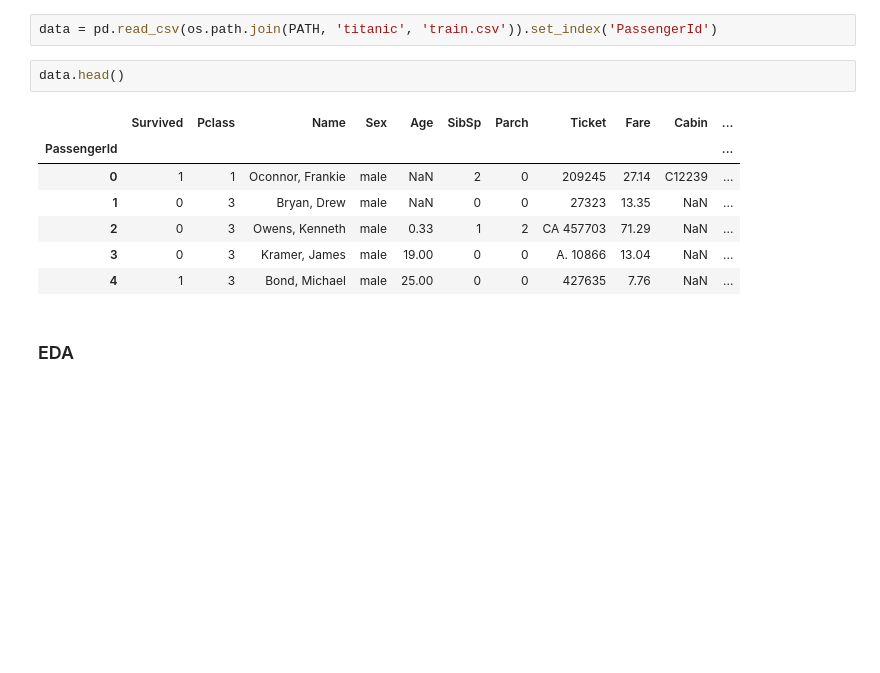
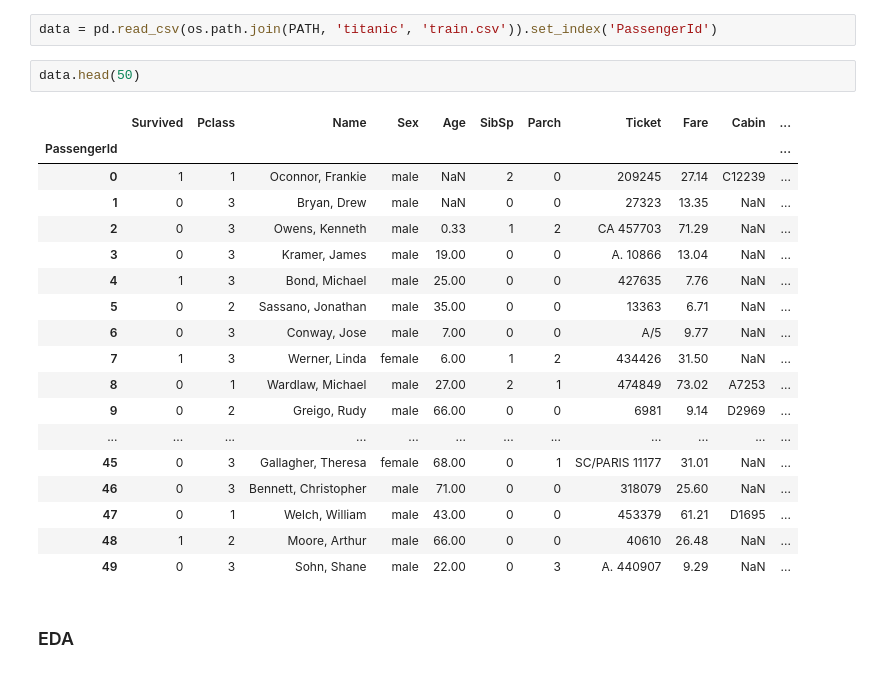
Before and after one commit to AlexeyZubar/Classification_linear_knn, a Jupyter notebook: hw_classification.ipynb, the cells around one changed output. Saved outputs shown, nothing was run; the diff lists cells and outputs as text; blank space fills up the shorter version.

```diff
--- a/hw_classification.ipynb
+++ b/hw_classification.ipynb
@@ -632,15 +644,26 @@ PATH = "./data/"
 # %%
 data = pd.read_csv(os.path.join(PATH, 'titanic', 'train.csv')).set_index('PassengerId')
 # %%
-data.head()
+data.head(50)
 # %% [output]
 |  | Survived | Pclass | Name | Sex | Age | SibSp | Parch | Ticket | Fare | Cabin | ... |
 | PassengerId |  |  |  |  |  |  |  |  |  |  | ... |
 | 0 | 1 | 1 | Oconnor, Frankie | male | NaN | 2 | 0 | 209245 | 27.14 | C12239 | ... |
 | 1 | 0 | 3 | Bryan, Drew | male | NaN | 0 | 0 | 27323 | 13.35 | NaN | ... |
 | 2 | 0 | 3 | Owens, Kenneth | male | 0.33 | 1 | 2 | CA 457703 | 71.29 | NaN | ... |
 | 3 | 0 | 3 | Kramer, James | male | 19.00 | 0 | 0 | A. 10866 | 13.04 | NaN | ... |
 | 4 | 1 | 3 | Bond, Michael | male | 25.00 | 0 | 0 | 427635 | 7.76 | NaN | ... |
+| 5 | 0 | 2 | Sassano, Jonathan | male | 35.00 | 0 | 0 | 13363 | 6.71 | NaN | ... |
+| 6 | 0 | 3 | Conway, Jose | male | 7.00 | 0 | 0 | A/5 | 9.77 | NaN | ... |
+| 7 | 1 | 3 | Werner, Linda | female | 6.00 | 1 | 2 | 434426 | 31.50 | NaN | ... |
+| 8 | 0 | 1 | Wardlaw, Michael | male | 27.00 | 2 | 1 | 474849 | 73.02 | A7253 | ... |
+| 9 | 0 | 2 | Greigo, Rudy | male | 66.00 | 0 | 0 | 6981 | 9.14 | D2969 | ... |
+| ... | ... | ... | ... | ... | ... | ... | ... | ... | ... | ... | ... |
+| 45 | 0 | 3 | Gallagher, Theresa | female | 68.00 | 0 | 1 | SC/PARIS 11177 | 31.01 | NaN | ... |
+| 46 | 0 | 3 | Bennett, Christopher | male | 71.00 | 0 | 0 | 318079 | 25.60 | NaN | ... |
+| 47 | 0 | 1 | Welch, William | male | 43.00 | 0 | 0 | 453379 | 61.21 | D1695 | ... |
+| 48 | 1 | 2 | Moore, Arthur | male | 66.00 | 0 | 0 | 40610 | 26.48 | NaN | ... |
+| 49 | 0 | 3 | Sohn, Shane | male | 22.00 | 0 | 3 | A. 440907 | 9.29 | NaN | ... |
 # %% [markdown]
 ### EDA
 # %% [markdown]
```
Also changed, not shown: parts of 22 cells of this notebook.
